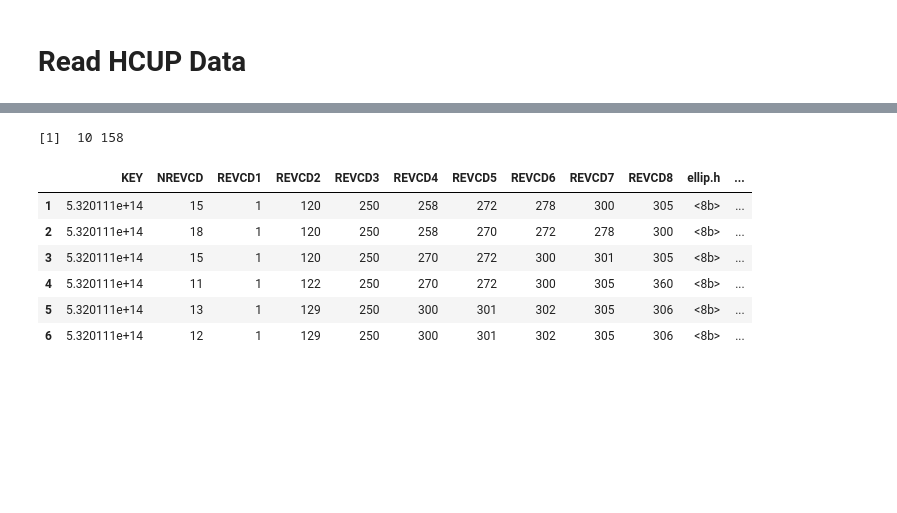
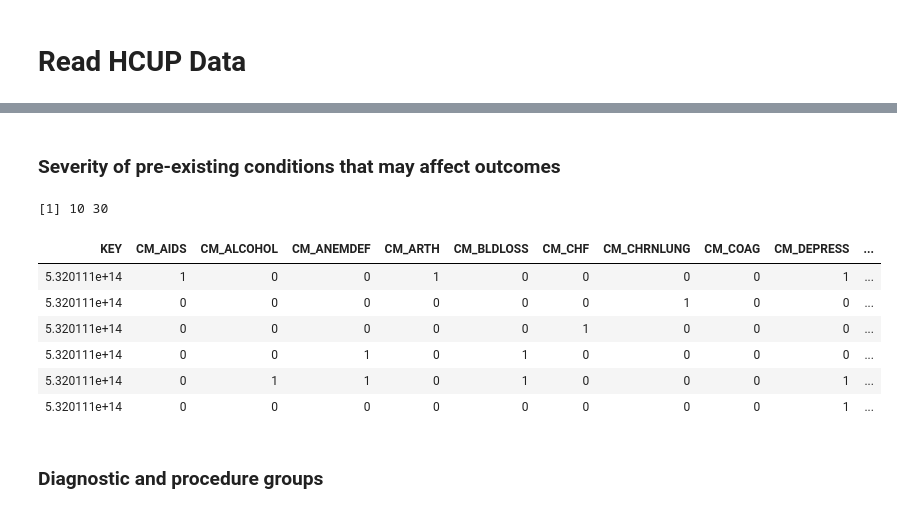
Before and after one commit to Azure/cortana-intelligence-population-health-management, a Jupyter notebook: ManualDeploymentGuide/Model/ReadHCUPdata.ipynb, the cells around one changed output, grey strips where cells are left out. Drawn from its saved outputs; the diff is of its cells as text; code cells hidden in the pictures; blank space fills up the shorter version.

```diff
--- a/ManualDeploymentGuide/Model/ReadHCUPdata.ipynb
+++ b/ManualDeploymentGuide/Model/ReadHCUPdata.ipynb
@@ -52,37 +110,39 @@ head(dat_core)
+# %% [markdown]
+### Severity of pre-existing conditions that may affect outcomes
 # %%
-file = 'charges_desc.txt'
-download.file('https://www.hcup-us.ahrq.gov/db/state/sidc/tools/filespecs/WA_SID_2011_CHGS.loc',file)
+file = 'severity_desc.txt'
+download.file('https://www.hcup-us.ahrq.gov/db/state/sidc/tools/filespecs/WA_SID_2011_SEVERITY.loc', file)
 
-str_start = c(1,5,10,27,31,58,63,68,70,75)
-str_end   = c(3,8,25,29,56,61,66,68,73,174)
+str_start = c(1, 5, 10, 27, 31, 58, 63, 68, 70, 75)
+str_end   = c(3, 8, 25, 29, 56, 61, 66, 68, 73, 174)
+widths = (str_end - str_start) + 2
 
-widths = (str_end - str_start)+2
+des = read.fwf(file, skip=20, widths=widths)
 
-des = read.fwf(file,skip=20, widths= widths)
+des$V10 = gsub(',', '_', des$V10)
+colnameslong = data.frame(severity_2011=des$V10)
+colnames = data.frame(severity_2011=des$V5)
 
-des$V10 = gsub(',','_',des$V10)
-colnameslong = data.frame(charges_2011 = des$V10)
-colnames = data.frame(charges_2011 = des$V5)
-
-#Now use the description file (_des.txt) to get str_start and str_end for reading the actual data!!
 str_start = des$V6
 str_end = des$V7
-
 widths = (str_end - str_start)+1
 
-download.file('https://phm.blob.core.windows.net/models/Sample_WA_SID_2011_CHGS.asc','Sample_WA_SID_2011_CHGS.asc')
-dat_chrg = read.fwf('Sample_WA_SID_2011_CHGS.asc',widths= widths)
-dim(dat_chrg)
-names(dat_chrg) = colnames$charges_2011
-head(dat_chrg)
-# write.csv(dat_chrg, 'Sample_WA_SID_2011_CHGS.csv', row.names = F )
+download.file('https://phm.blob.core.windows.net/models/Sample_WA_SID_2011_SEVERITY.asc',
+              'Sample_WA_SID_2011_SEVERITY.asc')
+dat_sevr = read.fwf('Sample_WA_SID_2011_SEVERITY.asc', widths=widths)
+dim(dat_sevr)
+names(dat_sevr) = trimws(colnames$severity_2011)
+head(dat_sevr)
+# write.csv(dat_sevr, 'Sample_WA_SID_2011_SEVERITY.csv', row.names = F )
 # %% [output]
-[1]  10 158
+[1] 10 30
-|  | KEY | NREVCD | REVCD1 | REVCD2 | REVCD3 | REVCD4 | REVCD5 | REVCD6 | REVCD7 | REVCD8 | ellip.h | ... |
-| 1 | 5.320111e+14 | 15 | 1 | 120 | 250 | 258 | 272 | 278 | 300 | 305 | <8b> | ... |
-| 2 | 5.320111e+14 | 18 | 1 | 120 | 250 | 258 | 270 | 272 | 278 | 300 | <8b> | ... |
-| 3 | 5.320111e+14 | 15 | 1 | 120 | 250 | 270 | 272 | 300 | 301 | 305 | <8b> | ... |
-| 4 | 5.320111e+14 | 11 | 1 | 122 | 250 | 270 | 272 | 300 | 305 | 360 | <8b> | ... |
-| 5 | 5.320111e+14 | 13 | 1 | 129 | 250 | 300 | 301 | 302 | 305 | 306 | <8b> | ... |
-| 6 | 5.320111e+14 | 12 | 1 | 129 | 250 | 300 | 301 | 302 | 305 | 306 | <8b> | ... |
+| KEY | CM_AIDS | CM_ALCOHOL | CM_ANEMDEF | CM_ARTH | CM_BLDLOSS | CM_CHF | CM_CHRNLUNG | CM_COAG | CM_DEPRESS | ... |
+| 5.320111e+14 | 1 | 0 | 0 | 1 | 0 | 0 | 0 | 0 | 1 | ... |
+| 5.320111e+14 | 0 | 0 | 0 | 0 | 0 | 0 | 1 | 0 | 0 | ... |
+| 5.320111e+14 | 0 | 0 | 0 | 0 | 0 | 1 | 0 | 0 | 0 | ... |
+| 5.320111e+14 | 0 | 0 | 1 | 0 | 1 | 0 | 0 | 0 | 0 | ... |
+| 5.320111e+14 | 0 | 1 | 1 | 0 | 1 | 0 | 0 | 0 | 1 | ... |
+| 5.320111e+14 | 0 | 0 | 0 | 0 | 0 | 0 | 0 | 0 | 1 | ... |
+# %% [markdown]
+### Diagnostic and procedure groups
 # %%
```
Also changed, not shown: parts of 14 cells of this notebook.
